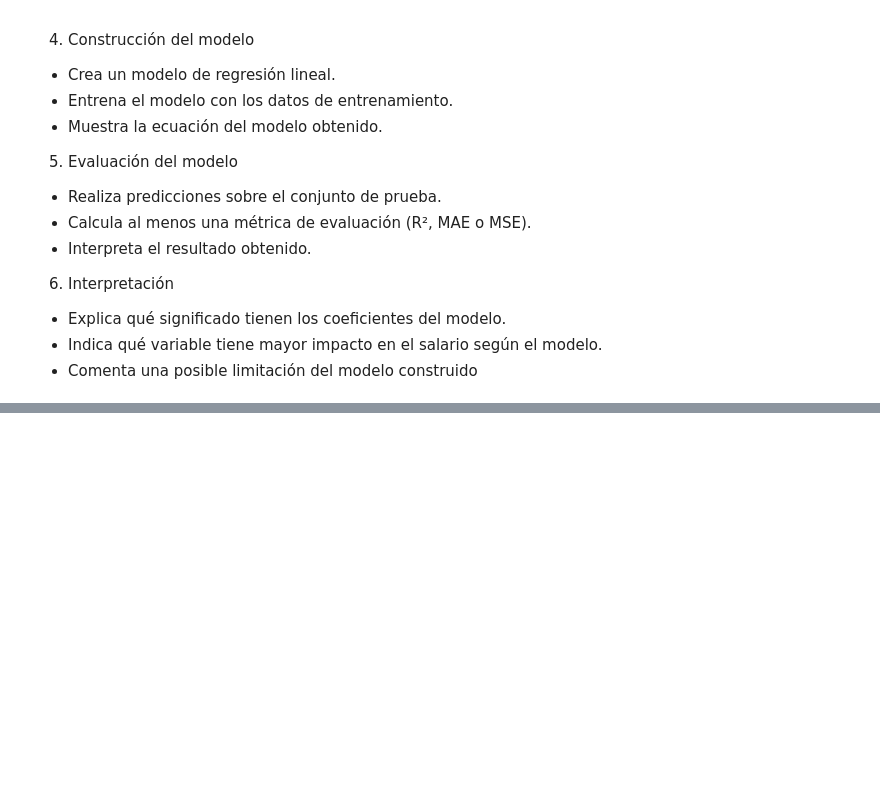
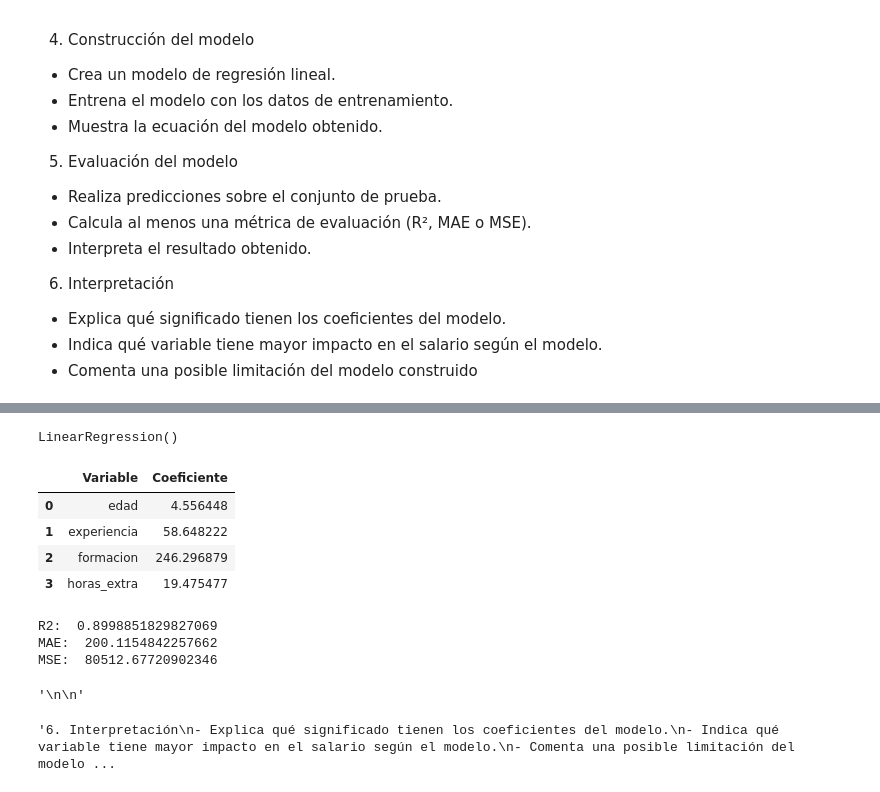
Before and after one commit to pablop11/CE_IABD, a Jupyter notebook: SAA/UNIDAD3/EjRegresionLineal/regresion_lineal.ipynb, the cells around one changed output, grey strips where cells are left out. Drawn from its saved outputs; the diff is of its cells as text; code cells hidden in the pictures; blank space fills up the shorter version.

Commit message:
regresion lineal y csv

```diff
--- a/SAA/UNIDAD3/EjRegresionLineal/regresion_lineal.ipynb
+++ b/SAA/UNIDAD3/EjRegresionLineal/regresion_lineal.ipynb
@@ -137,0 +145,67 @@ max    45.00000    20.000000   3.000000    15.000000  3000.000000
+# %%
+'''3. Preparación de los datos
+- Separa las variables independientes (X) y la variable dependiente (y).
+- Divide el conjunto de datos en conjunto de entrenamiento y de prueba (por ejemplo, 80 % / 20 %).
+- Justifica brevemente por qué es necesaria esta división.'''
+from sklearn.model_selection import train_test_split
+from sklearn.linear_model import LinearRegression
+from sklearn.metrics import r2_score, mean_absolute_error, mean_squared_error
+
+x = df_empleados[["edad", "experiencia", "formacion", "horas_extra"]]
+y = df_empleados["salario"]
+
+x_train, x_test, y_train, y_test = train_test_split(
+    x, y, test_size = 0.2, random_state = 42
+)
+# %%
+'''4. Construcción del modelo
+- Crea un modelo de regresión lineal.
+- Entrena el modelo con los datos de entrenamiento.
+- Muestra la ecuación del modelo obtenido.'''
+
+modelo = LinearRegression()
+modelo.fit(x_train, y_train)
+# %% [output]
+LinearRegression()
+# %%
+pd.DataFrame({
+    "Variable": x.columns,
+    "Coeficiente": modelo.coef_
+})
+# %% [output]
+|  | Variable | Coeficiente |
+| 0 | edad | 4.556448 |
+| 1 | experiencia | 58.648222 |
+| 2 | formacion | 246.296879 |
+| 3 | horas_extra | 19.475477 |
+# %%
+'''5. Evaluación del modelo
+- Realiza predicciones sobre el conjunto de prueba.
+- Calcula al menos una métrica de evaluación (R², MAE o MSE).
+- Interpreta el resultado obtenido.'''
+
+y_pred = modelo.predict(x_test)
+
+r2 = r2_score(y_test, y_pred)
+mae = mean_absolute_error(y_test, y_pred)
+mse = mean_squared_error(y_test, y_pred)
+
+print("R2: ", r2)
+print("MAE: ", mae)
+print("MSE: ", mse)
+
+'''
+
+'''
+# %% [output]
+R2:  0.8998851829827069
+MAE:  200.1154842257662
+MSE:  80512.67720902346
+'\n\n'
+# %%
+'''6. Interpretación
+- Explica qué significado tienen los coeficientes del modelo.
+- Indica qué variable tiene mayor impacto en el salario según el modelo.
+- Comenta una posible limitación del modelo construido'''
+# %% [output]
+'6. Interpretación\n- Explica qué significado tienen los coeficientes del modelo.\n- Indica qué variable tiene mayor impacto en el salario según el modelo.\n- Comenta una posible limitación del modelo ...
```
Also changed, not shown: parts of 2 cells of this notebook, 4 other files.
